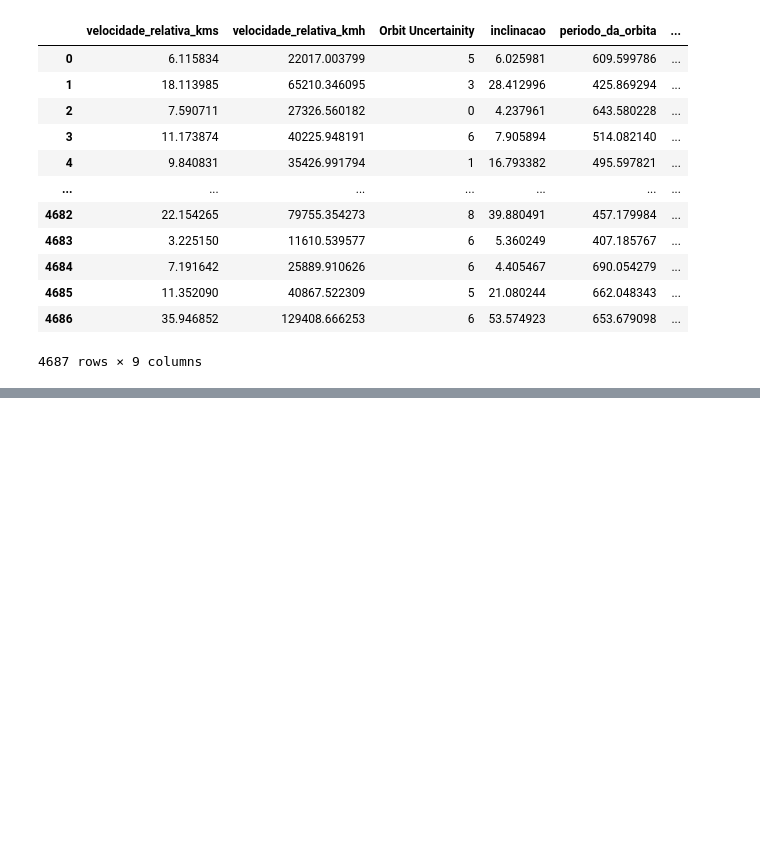
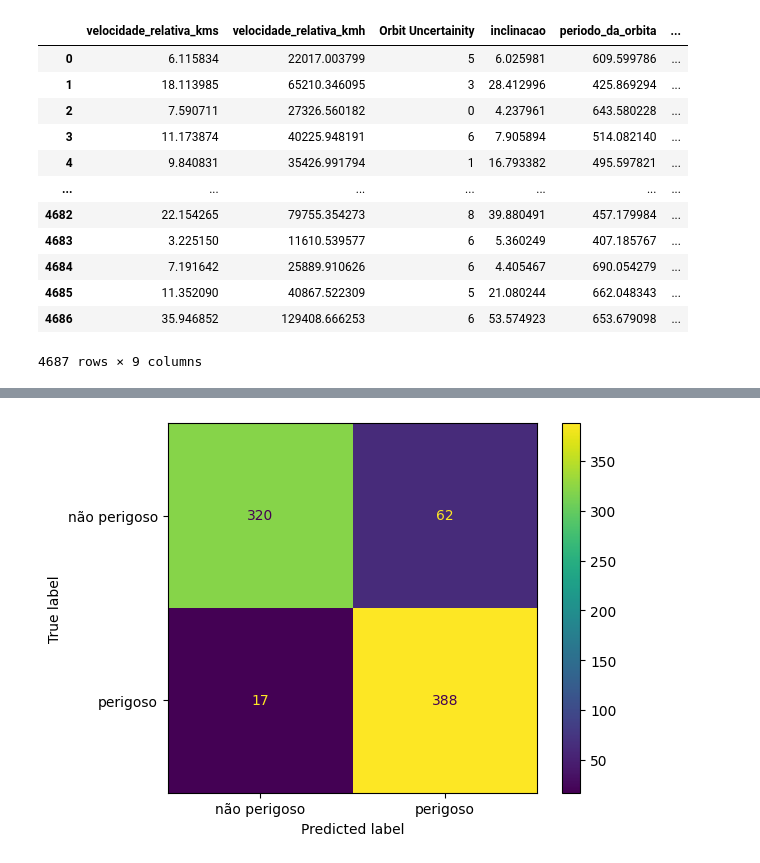
Before and after one commit to gabrielmaiaaa/IA-Inteligencia-Asteroide, a Jupyter notebook: Codigos/IA.ipynb, the cells around one changed output, grey strips where cells are left out. Saved outputs shown, nothing was run; the diff lists cells and outputs as text; code cells hidden in the pictures; blank space fills up the shorter version.

```diff
--- a/Codigos/IA.ipynb
+++ b/Codigos/IA.ipynb
@@ -19,0 +215,2 @@ df
+# %%
+knn = KNeighborsClassifier()
@@ -19,0 +223,2 @@ df
+# %%
+y_pred = knn.predict(x_test)
@@ -19,0 +238,8 @@ df
+# %%
+#faz a matriz de confusão
+cm = confusion_matrix(y_test, y_pred, labels=knn.classes_)
+disp = ConfusionMatrixDisplay(confusion_matrix=cm,display_labels=['não perigoso', 'perigoso'])
+disp.plot()
+plt.show()
+# %% [output]
+[figure, added]
```
Also changed, not shown: parts of 30 cells of this notebook.
